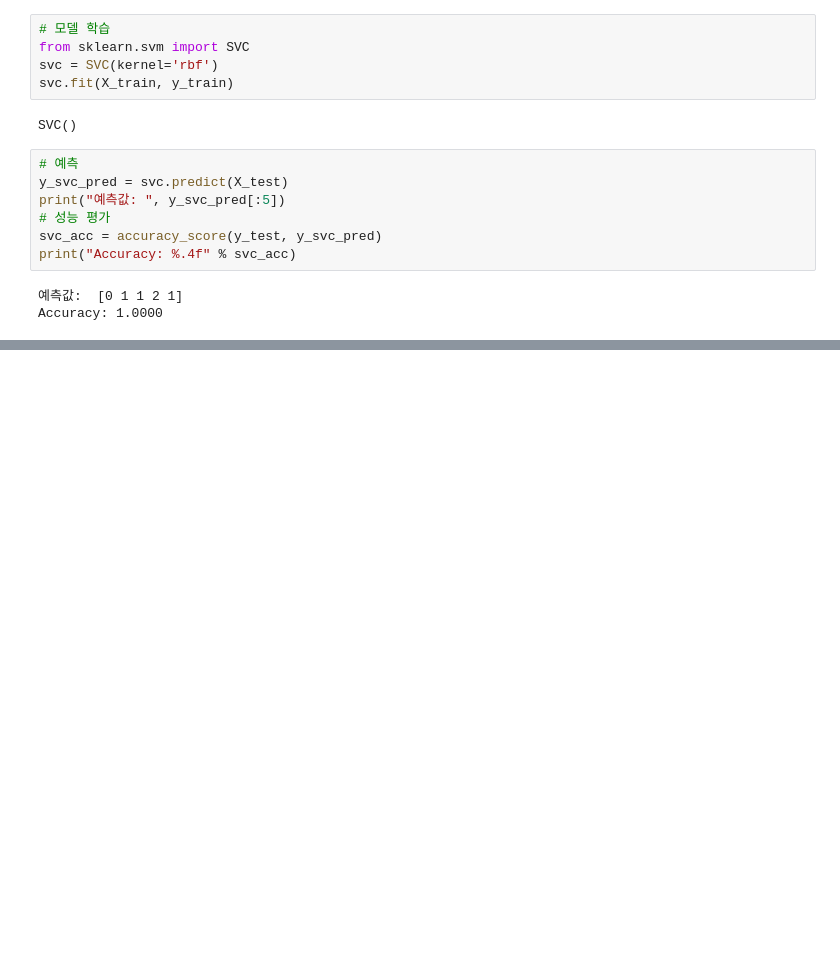
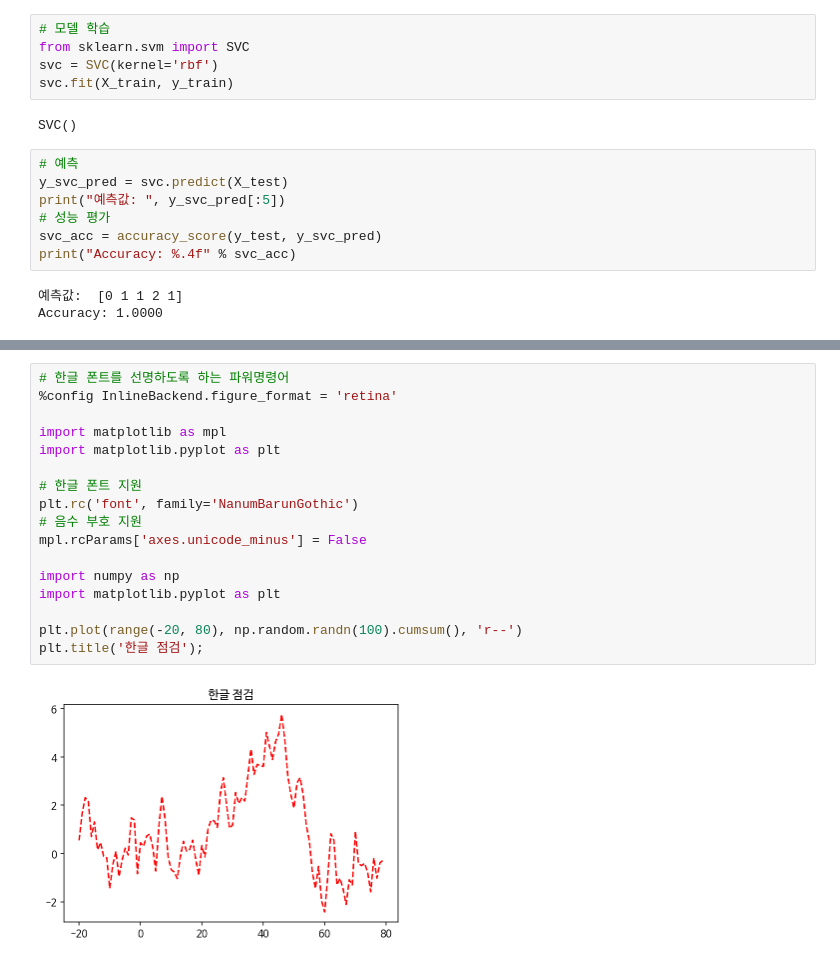
Before and after one commit to ai7dnn/2021-AI-for-everyone, a Jupyter notebook: code/3_3_my_iris_classification.ipynb, the cells around one changed output, grey strips where cells are left out. Cells and saved outputs as stored; diff of their text form; blank space fills up the shorter version.

```diff
--- a/code/3_3_my_iris_classification.ipynb
+++ b/code/3_3_my_iris_classification.ipynb
@@ -204,0 +317,19 @@ Accuracy: 1.0000
+# %%
+# 한글 폰트를 선명하도록 하는 파워명령어
+%config InlineBackend.figure_format = 'retina'
+
+import matplotlib as mpl
+import matplotlib.pyplot as plt
+
+# 한글 폰트 지원
+plt.rc('font', family='NanumBarunGothic')
+# 음수 부호 지원
+mpl.rcParams['axes.unicode_minus'] = False
+
+import numpy as np
+import matplotlib.pyplot as plt
+
+plt.plot(range(-20, 80), np.random.randn(100).cumsum(), 'r--')
+plt.title('한글 점검');
+# %% [output]
+[figure, added]
```
Also changed, not shown: parts of 6 cells of this notebook.
